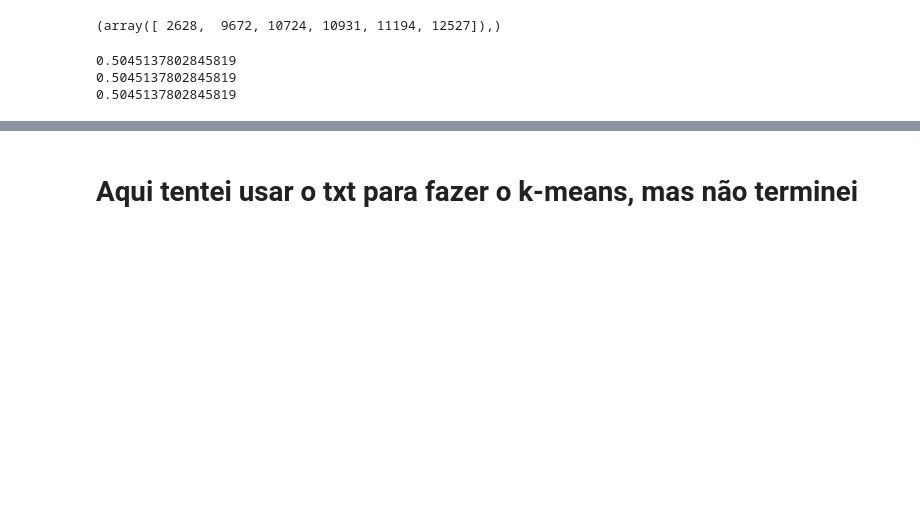
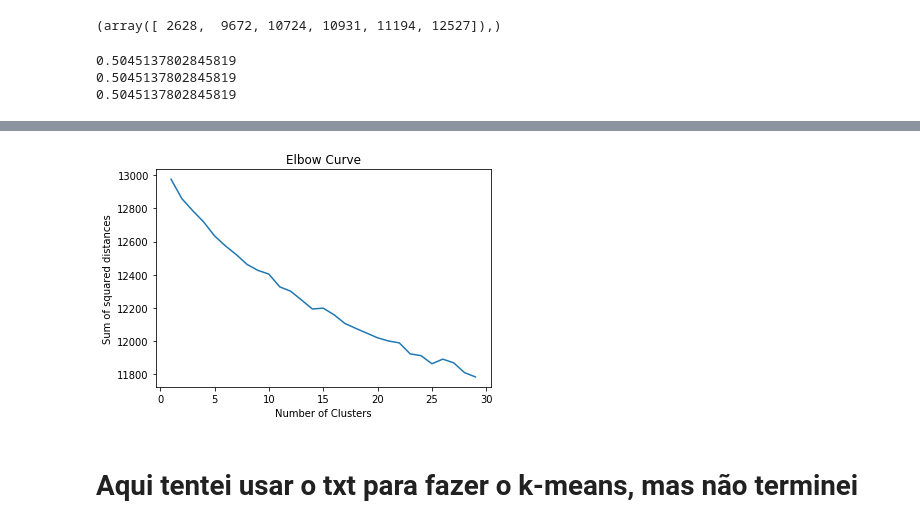
Before and after one commit to ferseiti/mo444a, a Jupyter notebook: trabalho3/trabalho3.ipynb, the cells around one changed output, grey strips where cells are left out. Cells and saved outputs as stored; diff of their text form; code cells hidden in the pictures; blank space fills up the shorter version.

```diff
--- a/trabalho3/trabalho3.ipynb
+++ b/trabalho3/trabalho3.ipynb
@@ -165,3 +184,16 @@ if run:
+# %%
+if run:
+    plt.plot(Nc,score)
+
+    plt.xlabel('Number of Clusters')
+
+    plt.ylabel('Sum of squared distances')
+
+    plt.title('Elbow Curve')
+
+    plt.show()
+# %% [output]
+[figure, added]
 # %% [markdown]
 # Aqui tentei usar o txt para fazer o k-means, mas não terminei
 # %%
```
Also changed, not shown: parts of 11 cells of this notebook.
